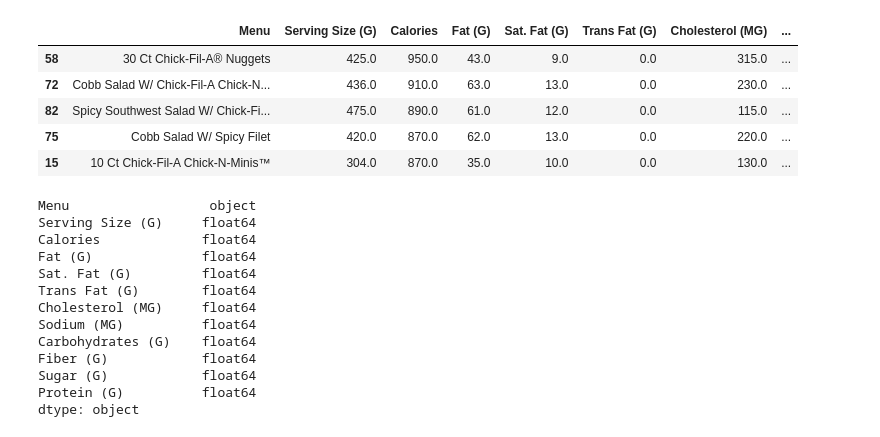
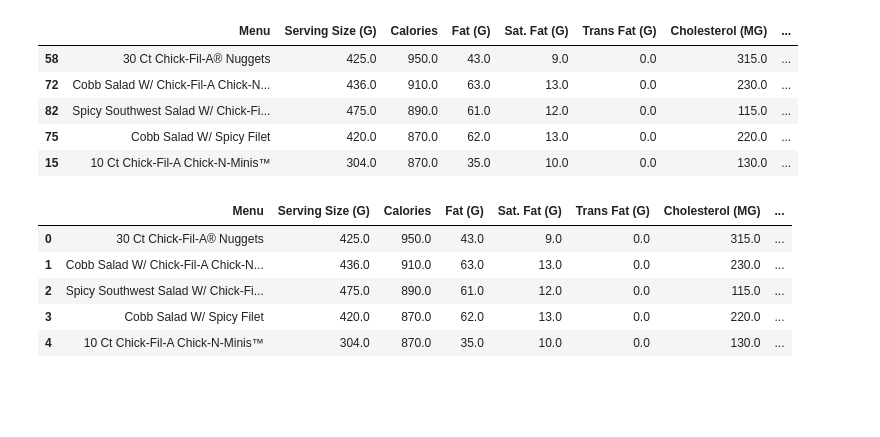
Before and after one commit to Tobisan4/Pokemon_friends, a Jupyter notebook: Project__2.ipynb, the cells around one changed output. Saved outputs shown, nothing was run; the diff lists cells and outputs as text; code cells hidden in the pictures; blank space fills up the shorter version.

```diff
--- a/Project__2.ipynb
+++ b/Project__2.ipynb
@@ -156,22 +156,15 @@ chick_fil_a_data_df.head()
 # %%
 # Reset the index column
 chick_fil_a_data_df.reset_index(inplace = True, drop = True)
 # Preview dataframe
-chick_fil_a_data_df.dtypes
+chick_fil_a_data_df.head()
 # %% [output]
-Menu                  object
-Serving Size (G)     float64
-Calories             float64
-Fat (G)              float64
-Sat. Fat (G)         float64
-Trans Fat (G)        float64
-Cholesterol (MG)     float64
-Sodium (MG)          float64
-Carbohydrates (G)    float64
-Fiber (G)            float64
-Sugar (G)            float64
-Protein (G)          float64
-dtype: object
+|  | Menu | Serving Size (G) | Calories | Fat (G) | Sat. Fat (G) | Trans Fat (G) | Cholesterol (MG) | ... |
+| 0 | 30 Ct Chick-Fil-A® Nuggets | 425.0 | 950.0 | 43.0 | 9.0 | 0.0 | 315.0 | ... |
+| 1 | Cobb Salad W/ Chick-Fil-A Chick-N... | 436.0 | 910.0 | 63.0 | 13.0 | 0.0 | 230.0 | ... |
+| 2 | Spicy Southwest Salad W/ Chick-Fi... | 475.0 | 890.0 | 61.0 | 12.0 | 0.0 | 115.0 | ... |
+| 3 | Cobb Salad W/ Spicy Filet | 420.0 | 870.0 | 62.0 | 13.0 | 0.0 | 220.0 | ... |
+| 4 | 10 Ct Chick-Fil-A Chick-N-Minis™ | 304.0 | 870.0 | 35.0 | 10.0 | 0.0 | 130.0 | ... |
 # %%
 # Connect to the database
 rds_connection_string = f"{name_key}:{password_key}@localhost:5432/Pokemon_friends"
```
Also changed, not shown: parts of 4 cells of this notebook.
